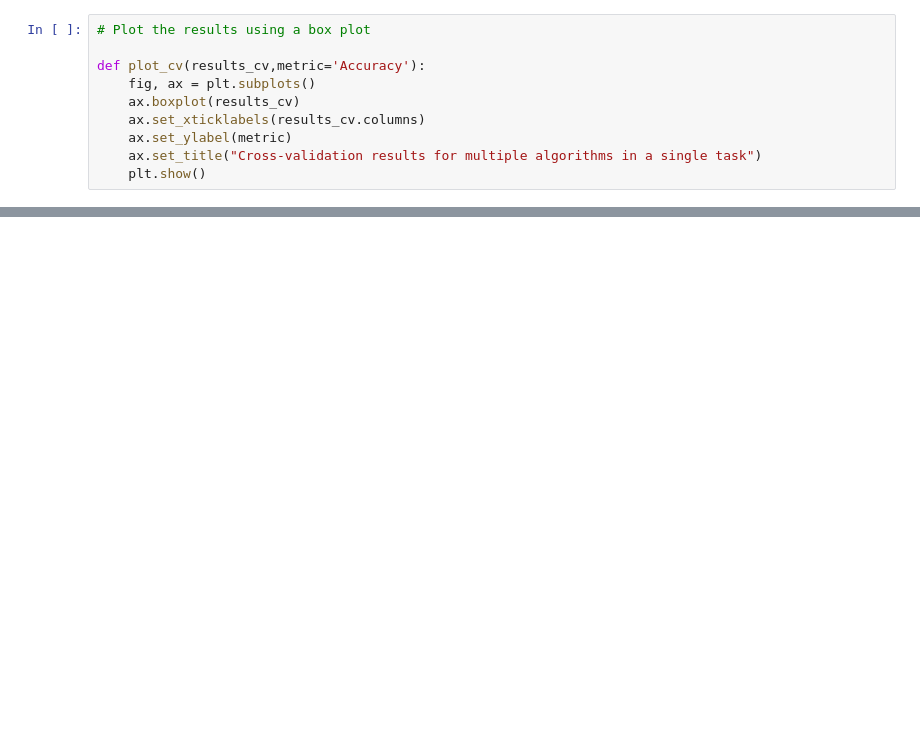
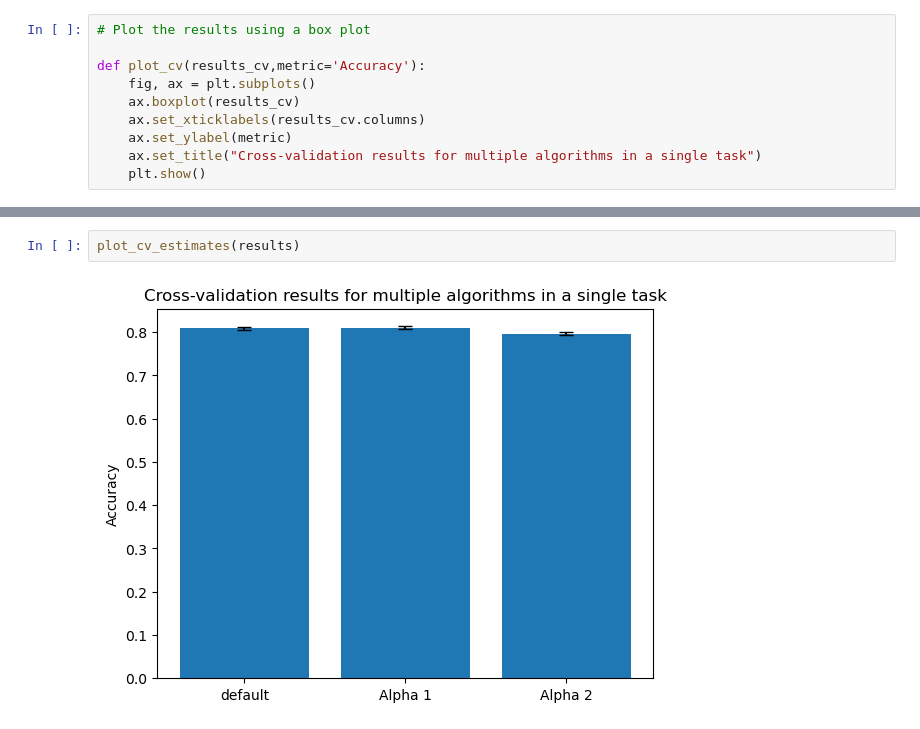
Before and after one commit to barbara-san/AdaBoost-Modifications-and-Performance-Analysis, a Jupyter notebook: Toni_Testing.ipynb, the cells around one changed output, grey strips where cells are left out. Cells and saved outputs as stored; diff of their text form; blank space fills up the shorter version.

```diff
--- a/Toni_Testing.ipynb
+++ b/Toni_Testing.ipynb
@@ -224,3 +116,7 @@ def plot_cv_estimates(results_cv,metric='Accuracy'):
     ax.set_ylabel(metric)
     ax.set_title("Cross-validation results for multiple algorithms in a single task")
     plt.show()
+# %%
+plot_cv_estimates(results)
+# %% [output]
+[figure, added]
```
Also changed, not shown: parts of 14 cells of this notebook, 1 other file.
